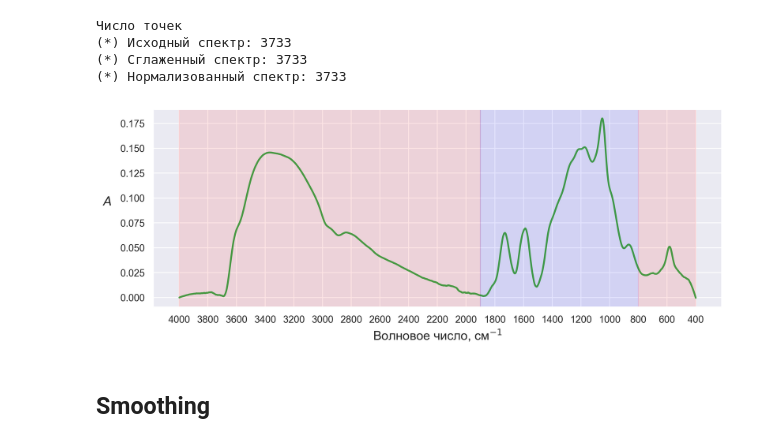
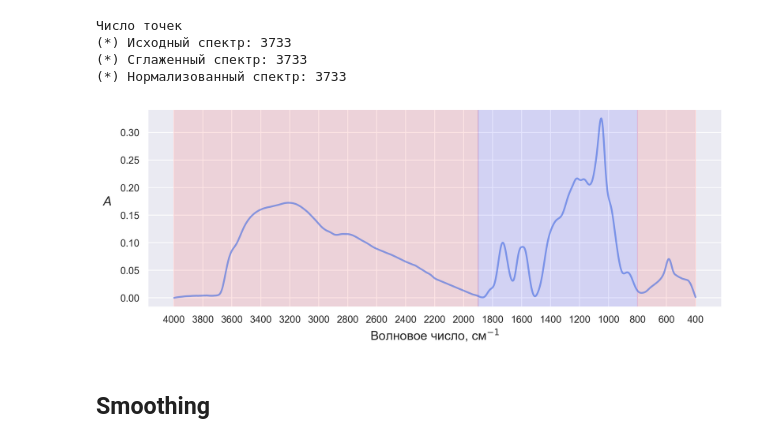
Before and after one commit to Fltvv/go-fitr-qa-fgda-ml, a Jupyter notebook: ftir/qualitative_analysis/code/01_data_preprocessing.ipynb, the cells around one changed output. Saved outputs shown, nothing was run; the diff lists cells and outputs as text; code cells hidden in the pictures.

```diff
--- a/ftir/qualitative_analysis/code/01_data_preprocessing.ipynb
+++ b/ftir/qualitative_analysis/code/01_data_preprocessing.ipynb
@@ -105,7 +105,7 @@ initial_data.to_csv('./../data/ftir.csv')
 # %% [markdown]
 ## Spectral data of one spectrum (*ID = 3*) in range *4000-400*
 # %%
-path_to_spectrum = './../data/files/one_sample_all_range/3_all_range.csv'
+path_to_spectrum = './../data/files/one_sample_all_range/8_all_range.csv'
 # %%
 spectrum_all_range = pd.read_csv(path_to_spectrum)
 
@@ -149,41 +149,41 @@ ax.plot(
     wavenumber,
     smoothed_spectrum,
     linewidth=2.0,
-    color='green',
-    alpha=0.7
+    color='RoyalBlue',
+    alpha=0.6
 )
 
 ax.set_xlabel(
     'Волновое число, см$^{-1}$',
     fontstyle='normal',
     fontsize=14,
     labelpad=5
 )
 
 ax.set_ylabel(
     '$A$',
     fontstyle='italic',
     fontsize=14,
     labelpad=15,
     rotation=0
 )
 
 ax.invert_xaxis()
 
 ax.xaxis.set_major_locator(ticker.MultipleLocator(200))
 
 # Spectrum regions selection
 ax.axvspan(xmin=4000, xmax=1900, color='red', linewidth=1.0, alpha=0.1)
 ax.axvspan(xmin=1900, xmax=800, color='blue', linewidth=1.0, alpha=0.1)
 ax.axvspan(xmin=800, xmax=400, color='red', linewidth=1.0, alpha=0.1)
 
 plt.tight_layout()
 
 plt.savefig(f'{path_to_save}/smoothed_spectrum_in_all_wavenumber_range.png', dpi=600)
 
 plt.show()
 # %% [output]
-[figure, old version]
+[figure, new version]
 # %% [markdown]
 ## Smoothing
 # %%
```
Also changed, not shown: parts of 3 cells of this notebook, 15 other files.
